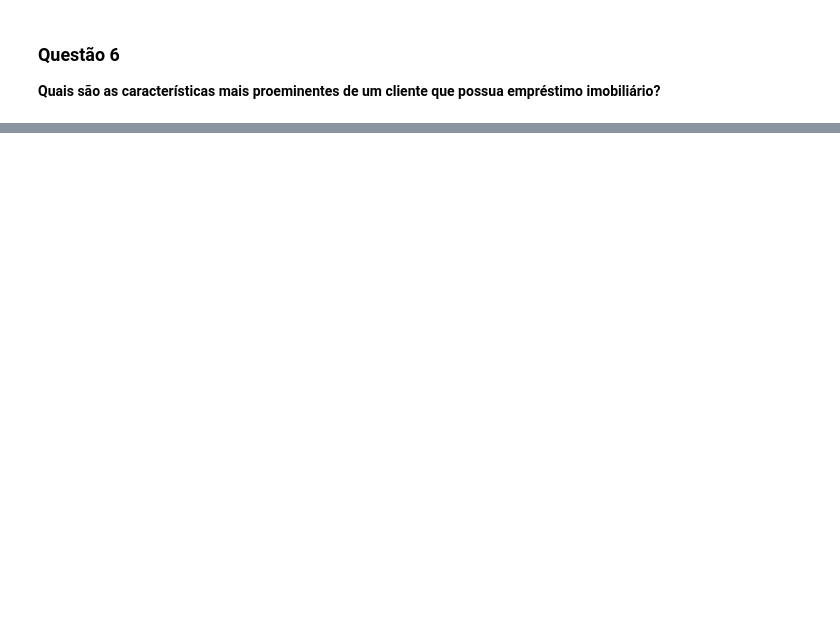
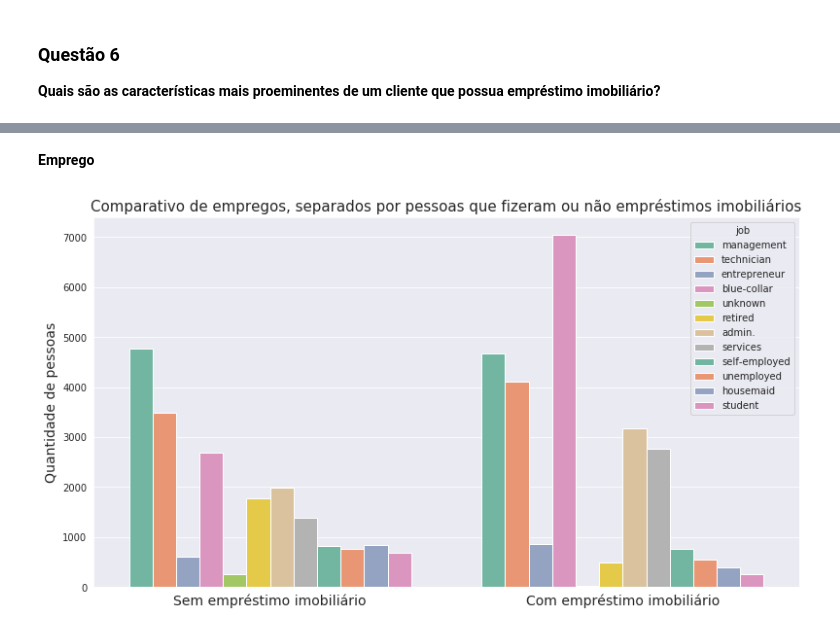
Before and after one commit to CesarFerreiraGermano/semantix_desafio, a Jupyter notebook: desafioSemantix_notebook.ipynb, the cells around one changed output, grey strips where cells are left out. Drawn from its saved outputs; the diff is of its cells as text; code cells hidden in the pictures; blank space fills up the shorter version.

```diff
--- a/desafioSemantix_notebook.ipynb
+++ b/desafioSemantix_notebook.ipynb
@@ -182,0 +217,11 @@ sns.scatterplot(x='balance',data=df,y='any_loan')
+# %% [markdown]
+**Emprego**
+# %%
+sns.countplot(hue='job',x='housing',data=df,palette='Set2')
+plt.xticks([0,1],['Sem empréstimo imobiliário','Com empréstimo imobiliário'],fontsize=14)
+plt.xlabel("")
+plt.ylabel("Quantidade de pessoas",fontsize=14)
+plt.title("Comparativo de empregos, separados por pessoas que fizeram ou não empréstimos imobiliários",fontsize=15)
+plt.savefig("images/6_job.png")
+# %% [output]
+[figure, added]
```
Also changed, not shown: parts of 12 cells of this notebook, 4 other files.
